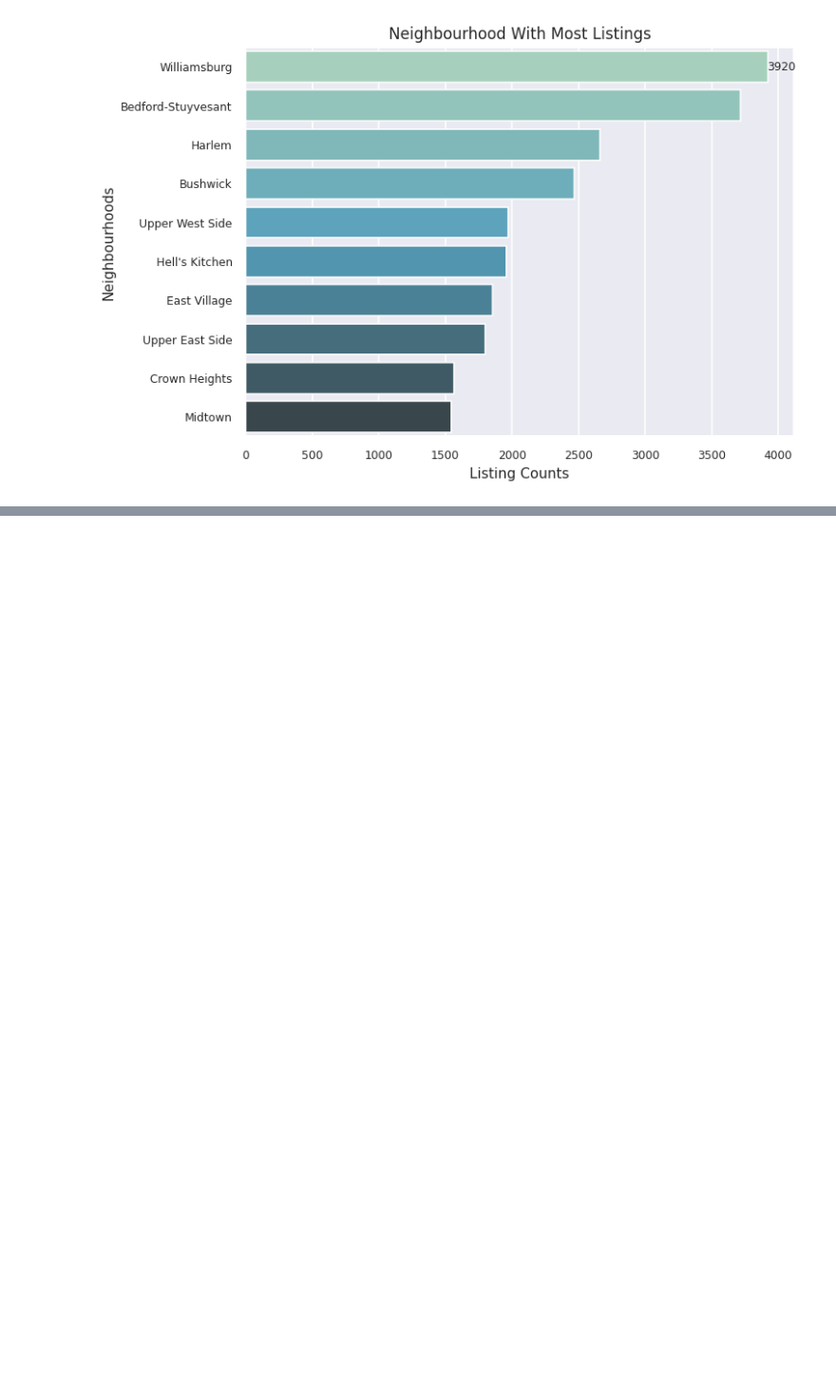
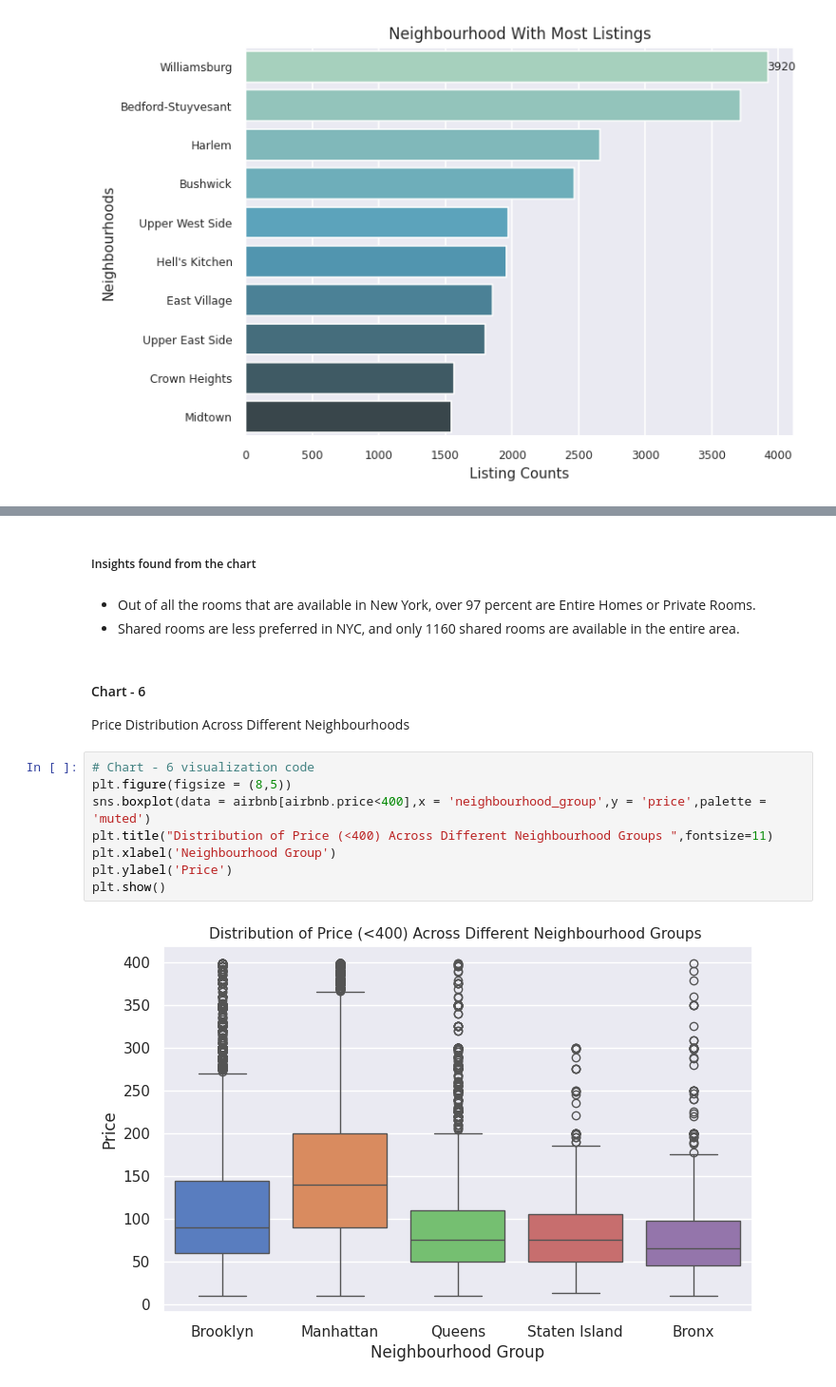
Before and after one commit to abhijain1216/AirBnb-Bookings-Analysis-EDA-project, a Jupyter notebook: AirBnb_Bookings_Analysis_EDA_pyhton_Project.ipynb, the cells around one changed output, grey strips where cells are left out. Shown: that part at 95% size. Saved outputs shown, nothing was run; the diff lists cells and outputs as text; blank space fills up the shorter version.

```diff
--- a/AirBnb_Bookings_Analysis_EDA_pyhton_Project.ipynb
+++ b/AirBnb_Bookings_Analysis_EDA_pyhton_Project.ipynb
@@ -387,0 +462,19 @@ plt.show()
+# %% [markdown]
+##### Insights found from the chart
+# %% [markdown]
+* Out of all the rooms that are available in New York, over 97 percent are Entire Homes or Private Rooms.
+* Shared rooms are less preferred in NYC, and only 1160 shared rooms are available in the entire area.
+# %% [markdown]
+#### Chart - 6
+
+Price Distribution Across Different Neighbourhoods
+# %%
+# Chart - 6 visualization code
+plt.figure(figsize = (8,5))
+sns.boxplot(data = airbnb[airbnb.price<400],x = 'neighbourhood_group',y = 'price',palette = 'muted')
+plt.title("Distribution of Price (<400) Across Different Neighbourhood Groups ",fontsize=11)
+plt.xlabel('Neighbourhood Group')
+plt.ylabel('Price')
+plt.show()
+# %% [output]
+[figure, added]
```
Also changed, not shown: parts of 19 cells of this notebook.
